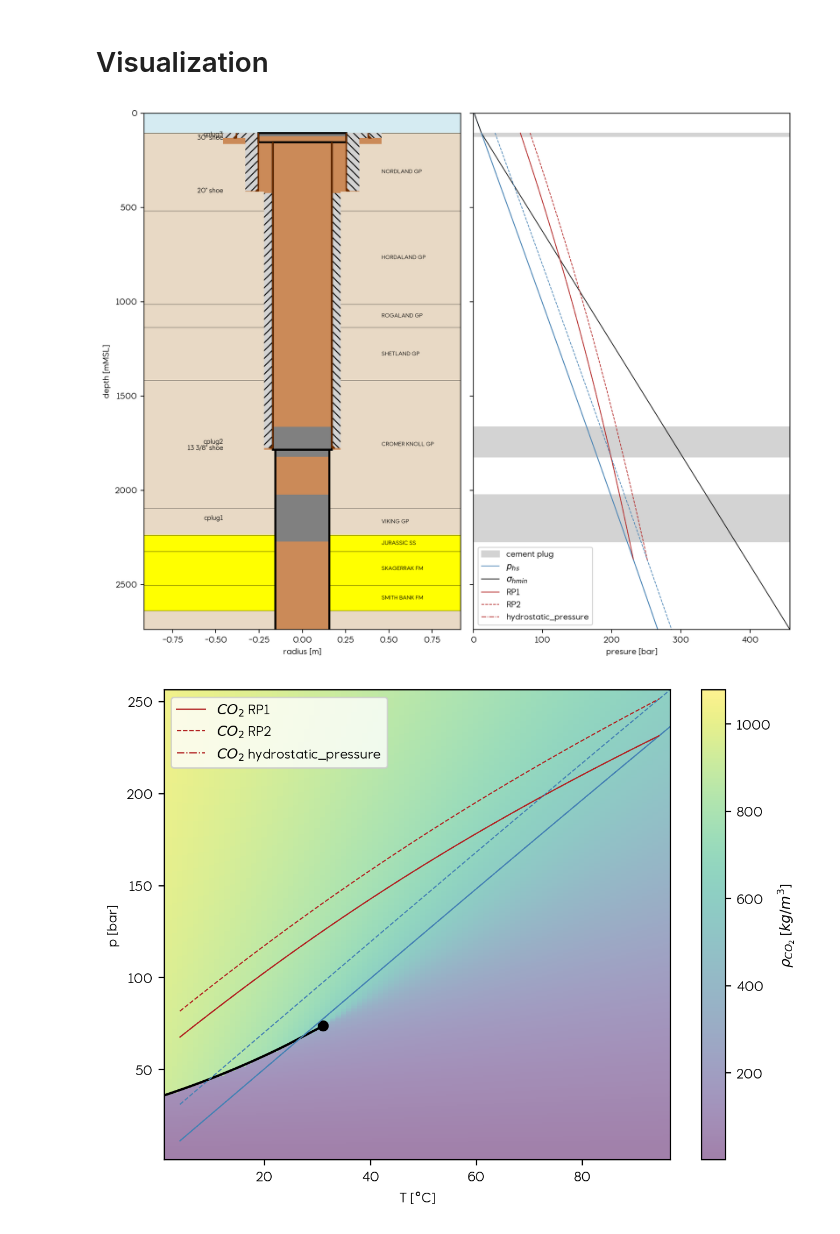
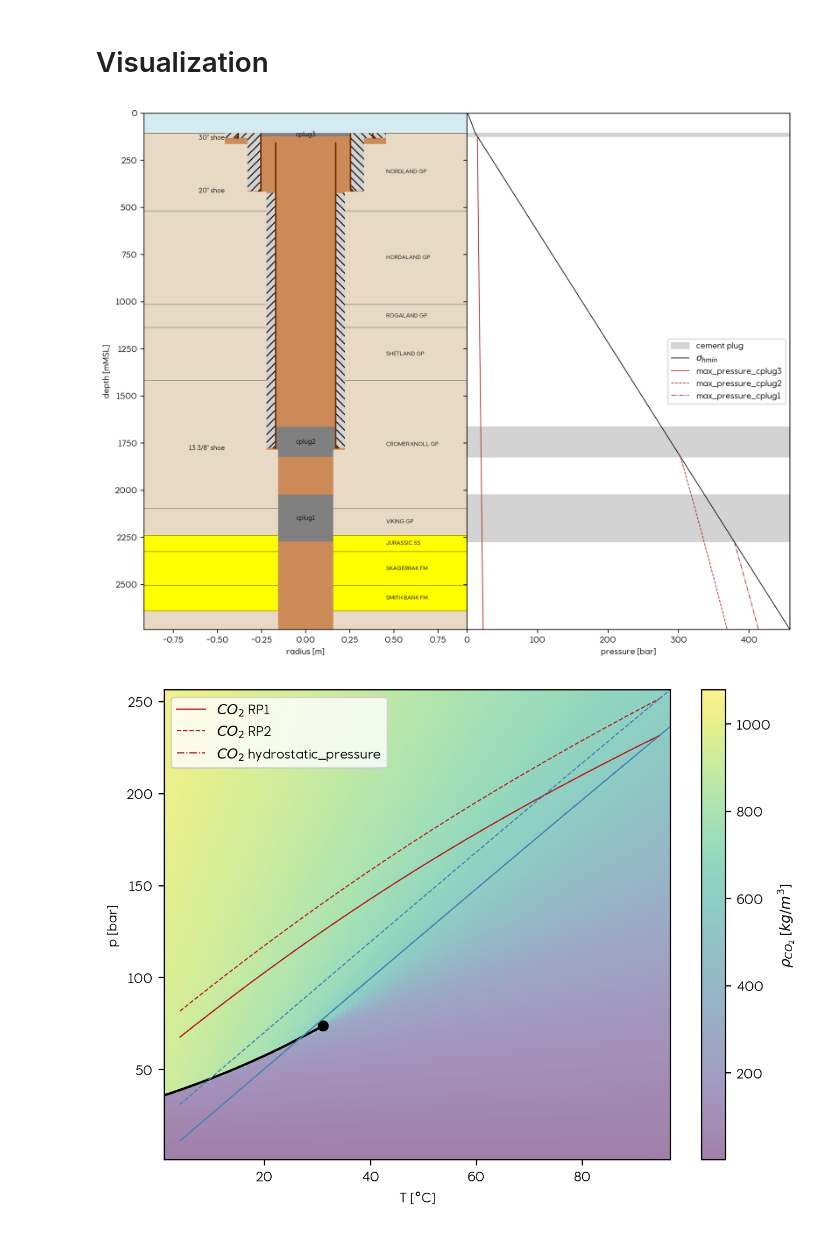
Before and after one commit to equinor/WINC_OnePager, a Jupyter notebook: notebooks/Pressure-WellClass.ipynb, the cells around one changed output. Saved outputs shown, nothing was run; the diff lists cells and outputs as text; code cells hidden in the pictures.

Commit message:
Update plotting

```diff
--- a/notebooks/Pressure-WellClass.ipynb
+++ b/notebooks/Pressure-WellClass.ipynb
@@ -135,5 +132,6 @@ my_pressure = Pressure(
     reservoir_P = well_csv['reservoir_pressure'],
     co2_datum   = well_csv['co2_datum'],
     pvt_path    = pvt_path,
+    max_pressure_pos = my_well.barriers
 )
 # %% [output]
@@ -147,12 +157,17 @@ Reference depth: 2238
 # %%
 #Plot sketch, pressures
 fig, (ax1, ax2) = plt.subplots(1,2, sharey=True, figsize=(10, 8))
-plot_sketch(my_well, draw_open_hole=True, ax=ax1)
-plot_pressure(my_pressure, my_well.geology, my_well.barriers, ax=ax2)
+plot_sketch(my_well, draw_open_hole=False, ax=ax1)
+plot_pressure(my_pressure, my_well.geology, my_well.barriers, ax=ax2,
+              plot_HSP=False, #plot brine hydrostatic gradient
+              plot_RP=False, #plot reservoir pressure scenarios
+              plot_maxP=True #plot max expected pressures
+              )
 
 fig.tight_layout()
+fig.subplots_adjust(wspace=0)
 # %% [output]
-[figure, old version]
+[figure, new version]
 # %%
 plot_pt(my_pressure)
 # %% [output]
```
Also changed, not shown: parts of 2 cells of this notebook.
